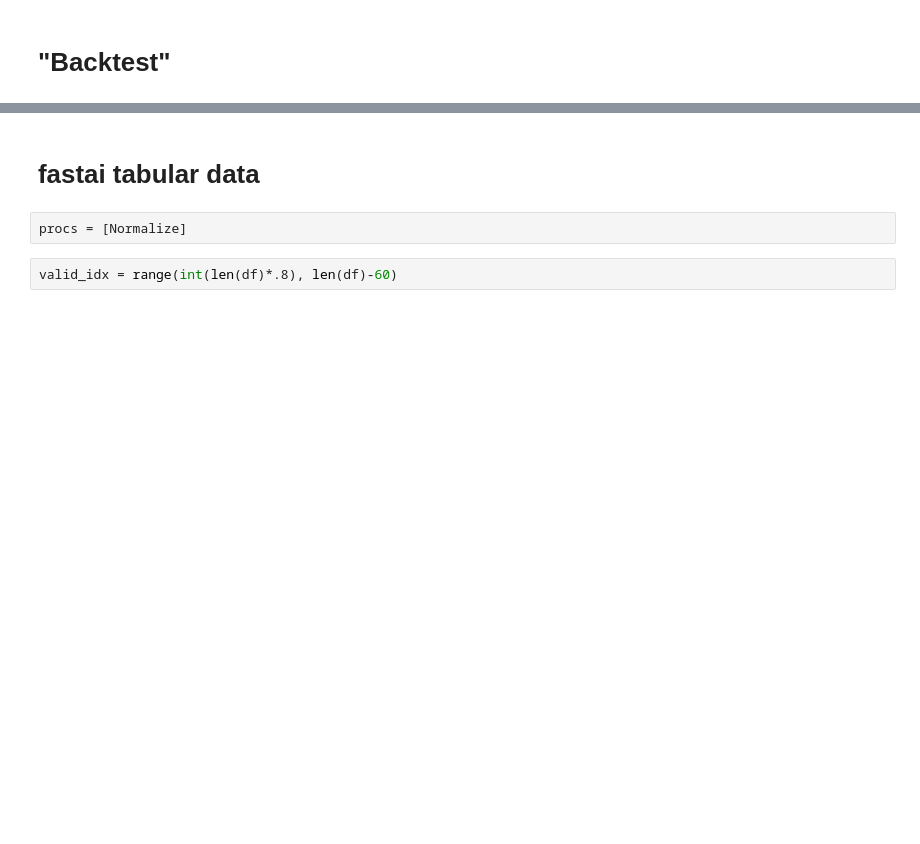
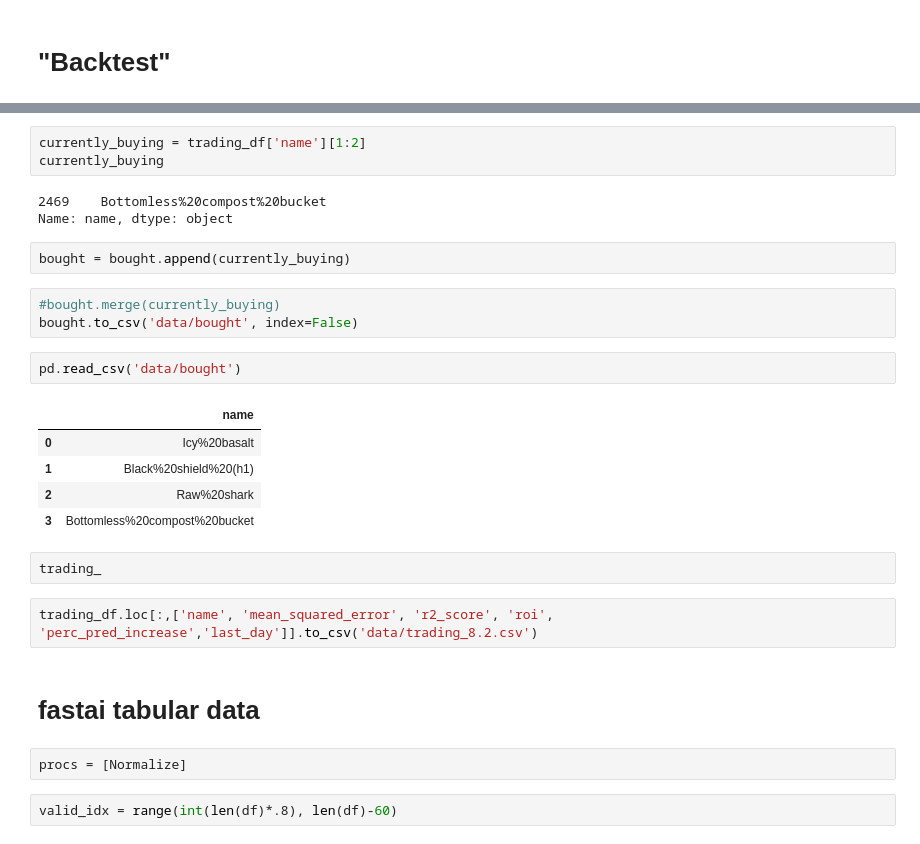
Before and after one commit to ebbitten/OSBuddy, a Jupyter notebook: osrs_wiki.ipynb, the cells around one changed output, grey strips where cells are left out. Saved outputs shown, nothing was run; the diff lists cells and outputs as text; blank space fills up the shorter version.

```diff
--- a/osrs_wiki.ipynb
+++ b/osrs_wiki.ipynb
@@ -336,3 +627,26 @@ Name: Y, Length: 96, dtype: float64
+# %%
+currently_buying = trading_df['name'][1:2]
+currently_buying
+# %% [output]
+2469    Bottomless%20compost%20bucket
+Name: name, dtype: object
+# %%
+bought = bought.append(currently_buying)
+# %%
+#bought.merge(currently_buying)
+bought.to_csv('data/bought', index=False)
+# %%
+pd.read_csv('data/bought')
+# %% [output]
+|  | name |
+| 0 | Icy%20basalt |
+| 1 | Black%20shield%20(h1) |
+| 2 | Raw%20shark |
+| 3 | Bottomless%20compost%20bucket |
+# %%
+trading_
+# %%
+trading_df.loc[:,['name', 'mean_squared_error', 'r2_score', 'roi', 'perc_pred_increase','last_day']].to_csv('data/trading_8.2.csv')
 # %% [markdown]
 # fastai tabular data
 # %%
```
Also changed, not shown: parts of 130 cells of this notebook, 1 other file.
